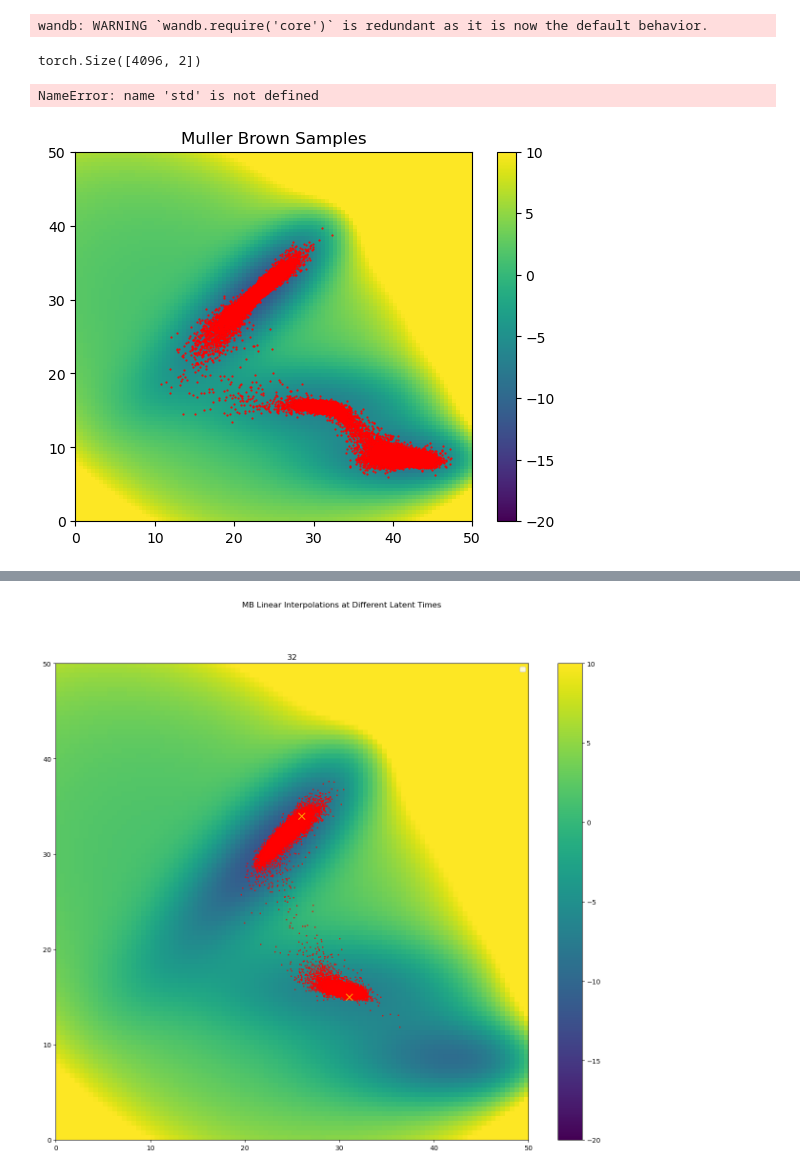
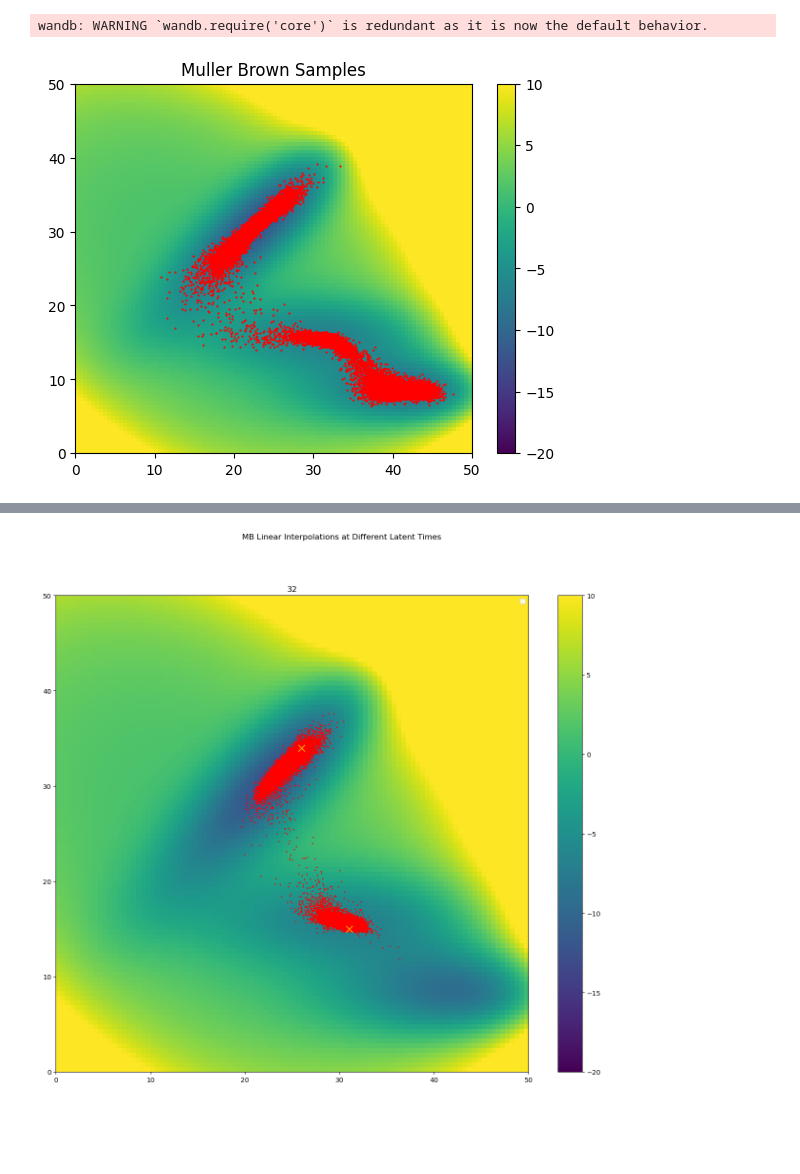
Before and after one commit to michael-psenka/OM-TPS, a Jupyter notebook: train_diffusion_mb.ipynb, the cells around one changed output, grey strips where cells are left out. Cells and saved outputs as stored; diff of their text form; code cells hidden in the pictures; blank space fills up the shorter version.

```diff
--- a/train_diffusion_mb.ipynb
+++ b/train_diffusion_mb.ipynb
@@ -282,7 +282,7 @@ class MBDiffusionModel(torch.nn.Module):
         noise_pred = self.forward(x, t)
         # TODO: revisit in light of normalization
         force = self.scaling_factor(t) * noise_pred
-        force /= std
+        force /= self.mlp.std
         return force
 
     def laplacian_func(self, x, t):
@@ -656,24 +655,21 @@ torch.save(mlp.state_dict(), "mb_diffusion_model.pt")
 if not DISABLE_WANDB_LOGGING:
     wandb.save('mb_diffusion_model.pt')
     wandb.finish()
-# %% [output]
-torch.Size([4096, 2])
-NameError: name 'std' is not defined
 # %%
 # Unconditional samples from the model
 device = torch.device(torch.cuda.current_device())
 mlp = MLP(3, 256, 2, device, act = F.gelu).to(device).to(torch.float32)
-mlp.load_state_dict(torch.load("/data/shared/models/om/mb_diffusion_model_gelu.pt"))
+mlp.load_state_dict(torch.load("mb_diffusion_model_gelu.pt"))
 
 model = MBDiffusionModel(mlp, num_steps = 256, device = device).to(device).to(torch.float32)
 all_samples = model.sample(100000, temperature = 1)
 mean = torch.tensor(train_dataset.mean).to(device).to(torch.float32)
 std = torch.tensor(train_dataset.std).to(device).to(torch.float32)
 all_samples = all_samples*std + mean
 all_samples = get_numpy(all_samples)
 plot_samples(all_samples, title="Muller Brown Samples")
 # %% [output]
-[figure, old version]
+[figure, new version]
 # %%
 # Reconstruction of test data (first batch of dataloader)
 latent_time = 25 # diffusion steps for reconstruction (larger means more diverse samples)
```
Also changed, not shown: parts of 3 cells of this notebook, 2 other files.
